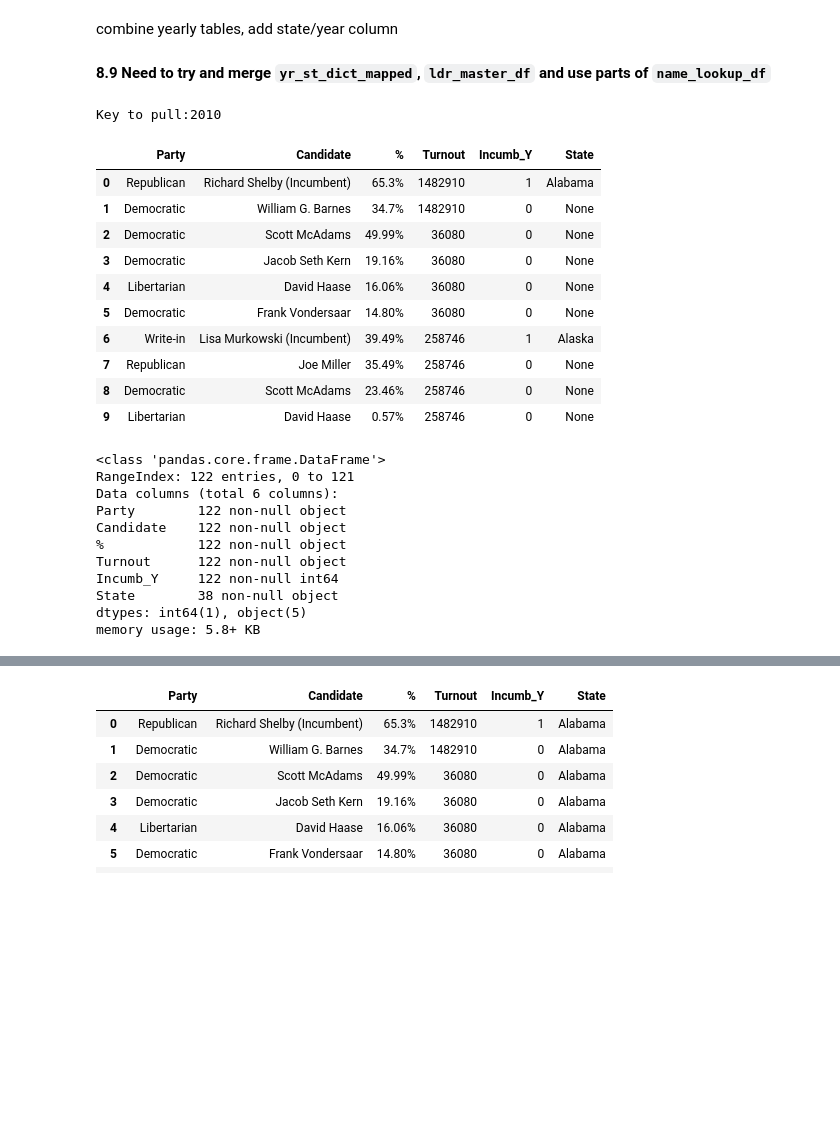
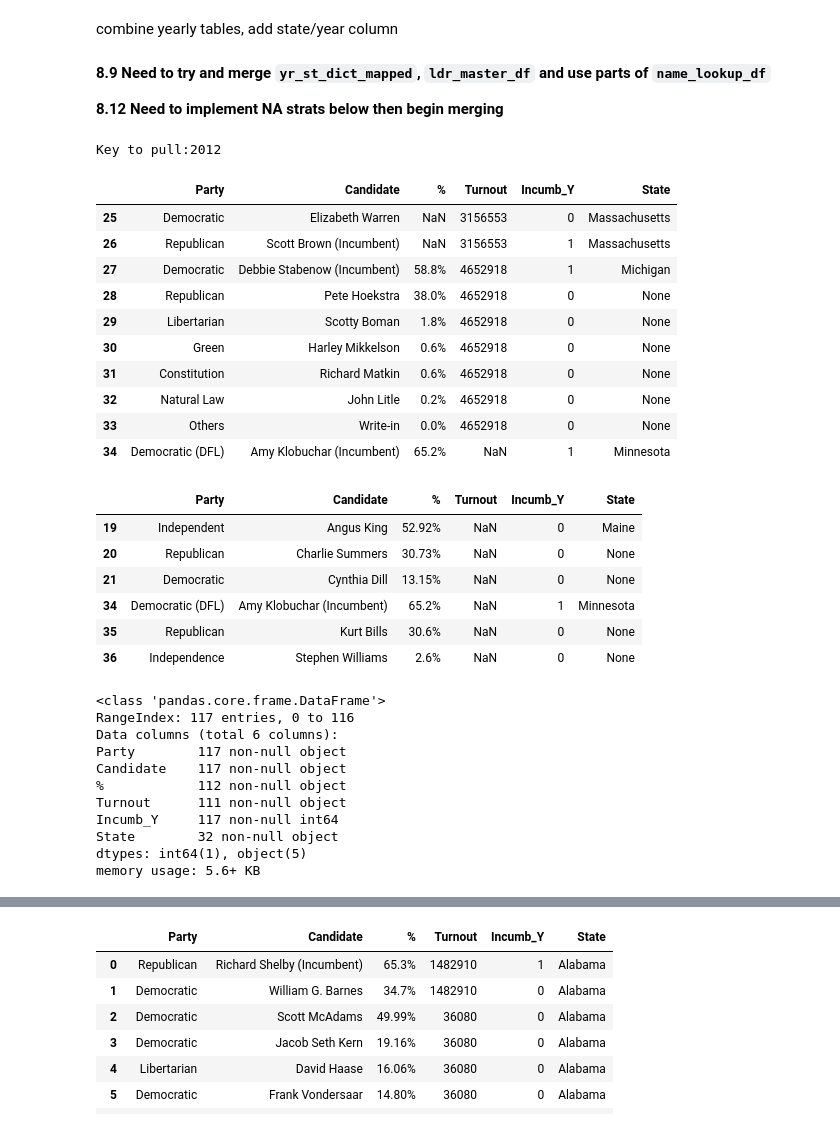
Before and after one commit to dfuller22/US_Senate_Election_Predictor, a Jupyter notebook: PlayG2.ipynb, the cells around one changed output, grey strips where cells are left out. Cells and saved outputs as stored; diff of their text form; code cells hidden in the pictures; blank space fills up the shorter version.

Commit message:
Update
Strategies for removing NAs + gen tweaks

```diff
--- a/PlayG2.ipynb
+++ b/PlayG2.ipynb
@@ -58,8 +54,8 @@ reload(dlf)
 # yr_st_dict = dlf.st_election_cleaner(yr_st_elects)
 # print(('---'*10)+'Step 2 Complete!'+('---'*10))
 
-yr_st_dict_joined = dlf.st_election_aggregator(yr_st_dict)
-print(('---'*10)+'Step 3 Complete!'+('---'*10))
+# yr_st_dict_joined = dlf.st_election_aggregator(yr_st_dict)
+# print(('---'*10)+'Step 3 Complete!'+('---'*10))
 
-yr_st_dict_mapped = dlf.st_election_state_mapper(yr_st_dict_joined, name_lookup_df)
-print(('---'*10)+'Step 4 Complete!'+('---'*10))
+# yr_st_dict_mapped = dlf.st_election_state_mapper(yr_st_dict_joined, name_lookup_df)
+# print(('---'*10)+'Step 4 Complete!'+('---'*10))
@@ -411,32 +307,42 @@ None
 combine yearly tables, add state/year column
 # %% [markdown]
 **8.9 Need to try and merge `yr_st_dict_mapped`, `ldr_master_df` and use parts of `name_lookup_df`**
+
+**8.12 Need to implement NA strats below then begin merging**
 # %%
 test1 = dlf.table_checker(dict_=yr_st_dict_mapped)
-display(test1.head(10))
+display(test1[25:35])#.head(10))
 # print(test1[0]['Total votes'])
+display(test1[test1['Turnout'].isna()])
 test1.info()
 # %% [output]
-Key to pull:2010
+Key to pull:2012
 |  | Party | Candidate | % | Turnout | Incumb_Y | State |
-| 0 | Republican | Richard Shelby (Incumbent) | 65.3% | 1482910 | 1 | Alabama |
-| 1 | Democratic | William G. Barnes | 34.7% | 1482910 | 0 | None |
-| 2 | Democratic | Scott McAdams | 49.99% | 36080 | 0 | None |
-| 3 | Democratic | Jacob Seth Kern | 19.16% | 36080 | 0 | None |
-| 4 | Libertarian | David Haase | 16.06% | 36080 | 0 | None |
-| 5 | Democratic | Frank Vondersaar | 14.80% | 36080 | 0 | None |
-| 6 | Write-in | Lisa Murkowski (Incumbent) | 39.49% | 258746 | 1 | Alaska |
-| 7 | Republican | Joe Miller | 35.49% | 258746 | 0 | None |
-| 8 | Democratic | Scott McAdams | 23.46% | 258746 | 0 | None |
-| 9 | Libertarian | David Haase | 0.57% | 258746 | 0 | None |
+| 25 | Democratic | Elizabeth Warren | NaN | 3156553 | 0 | Massachusetts |
+| 26 | Republican | Scott Brown (Incumbent) | NaN | 3156553 | 1 | Massachusetts |
+| 27 | Democratic | Debbie Stabenow (Incumbent) | 58.8% | 4652918 | 1 | Michigan |
+| 28 | Republican | Pete Hoekstra | 38.0% | 4652918 | 0 | None |
+| 29 | Libertarian | Scotty Boman | 1.8% | 4652918 | 0 | None |
+| 30 | Green | Harley Mikkelson | 0.6% | 4652918 | 0 | None |
+| 31 | Constitution | Richard Matkin | 0.6% | 4652918 | 0 | None |
+| 32 | Natural Law | John Litle | 0.2% | 4652918 | 0 | None |
+| 33 | Others | Write-in | 0.0% | 4652918 | 0 | None |
+| 34 | Democratic (DFL) | Amy Klobuchar (Incumbent) | 65.2% | NaN | 1 | Minnesota |
+|  | Party | Candidate | % | Turnout | Incumb_Y | State |
+| 19 | Independent | Angus King | 52.92% | NaN | 0 | Maine |
+| 20 | Republican | Charlie Summers | 30.73% | NaN | 0 | None |
+| 21 | Democratic | Cynthia Dill | 13.15% | NaN | 0 | None |
+| 34 | Democratic (DFL) | Amy Klobuchar (Incumbent) | 65.2% | NaN | 1 | Minnesota |
+| 35 | Republican | Kurt Bills | 30.6% | NaN | 0 | None |
+| 36 | Independence | Stephen Williams | 2.6% | NaN | 0 | None |
 <class 'pandas.core.frame.DataFrame'>
-RangeIndex: 122 entries, 0 to 121
+RangeIndex: 117 entries, 0 to 116
 Data columns (total 6 columns):
-Party        122 non-null object
-Candidate    122 non-null object
-%            122 non-null object
-Turnout      122 non-null object
-Incumb_Y     122 non-null int64
-State        38 non-null object
+Party        117 non-null object
+Candidate    117 non-null object
+%            112 non-null object
+Turnout      111 non-null object
+Incumb_Y     117 non-null int64
+State        32 non-null object
 dtypes: int64(1), object(5)
-memory usage: 5.8+ KB
+memory usage: 5.6+ KB
```
Also changed, not shown: parts of 21 cells of this notebook, 2 other files.
